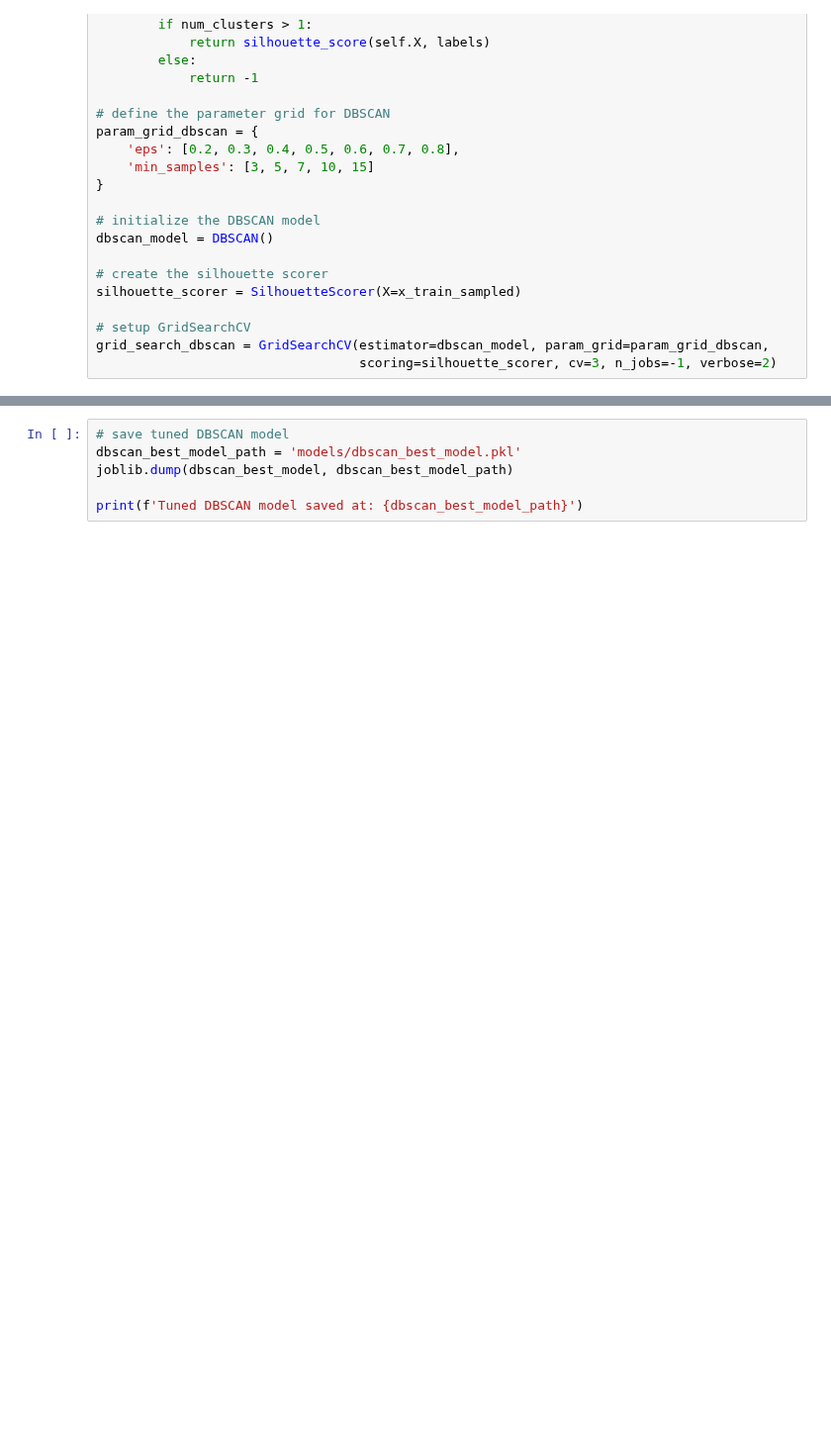
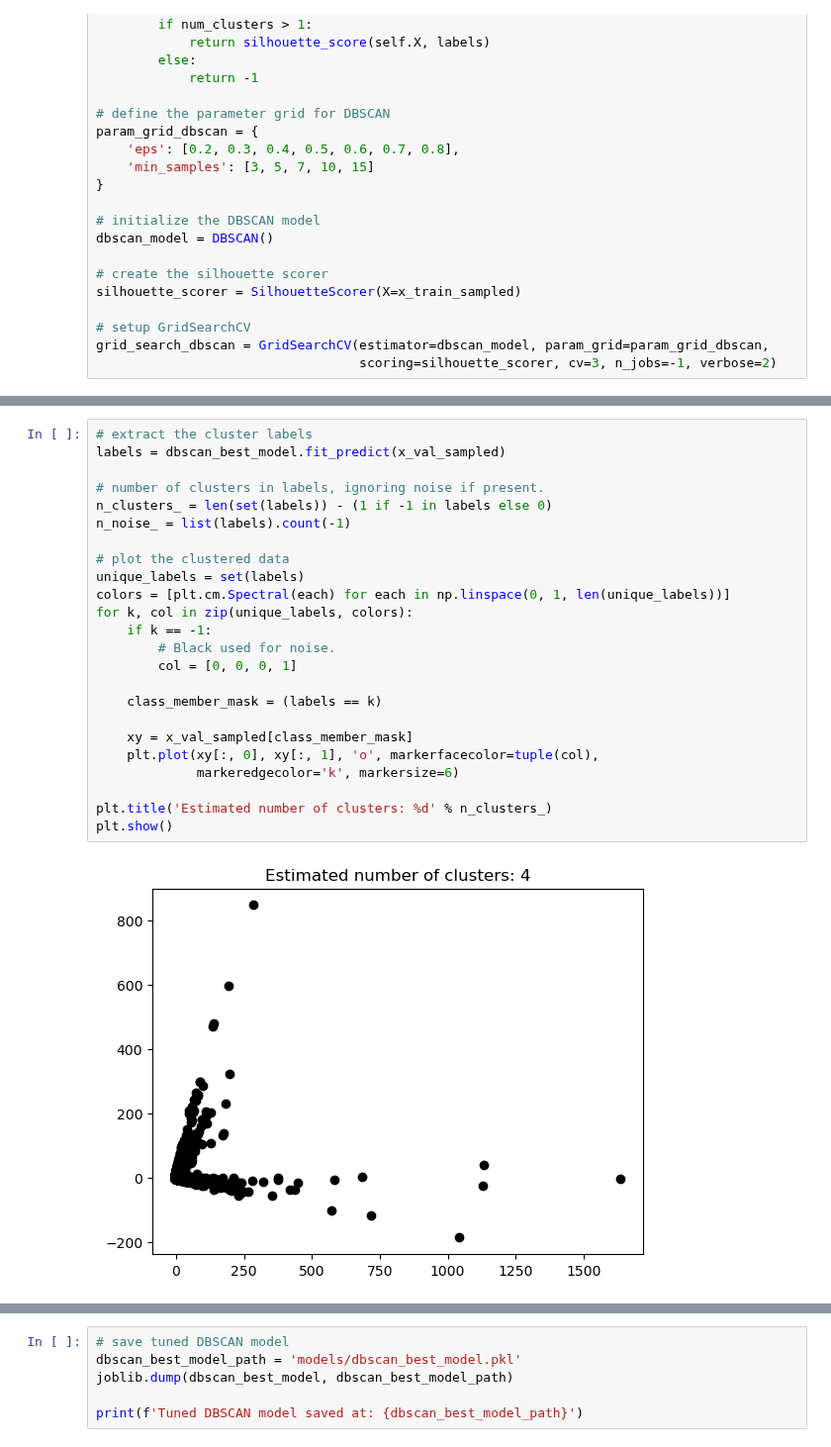
Before and after one commit to samantharivas/healthcare-market-saturation-fraud, a Jupyter notebook: Modeling.ipynb, the cells around one changed output, grey strips where cells are left out. Shown at 99% size. Drawn from its saved outputs; the diff is of its cells as text; blank space fills up the shorter version.

```diff
--- a/Modeling.ipynb
+++ b/Modeling.ipynb
@@ -898,0 +965,26 @@ weighted avg       0.77      0.72      0.64      5000
+# %%
+# extract the cluster labels
+labels = dbscan_best_model.fit_predict(x_val_sampled)
+
+# number of clusters in labels, ignoring noise if present.
+n_clusters_ = len(set(labels)) - (1 if -1 in labels else 0)
+n_noise_ = list(labels).count(-1)
+
+# plot the clustered data
+unique_labels = set(labels)
+colors = [plt.cm.Spectral(each) for each in np.linspace(0, 1, len(unique_labels))]
+for k, col in zip(unique_labels, colors):
+    if k == -1:
+        # Black used for noise.
+        col = [0, 0, 0, 1]
+
+    class_member_mask = (labels == k)
+
+    xy = x_val_sampled[class_member_mask]
+    plt.plot(xy[:, 0], xy[:, 1], 'o', markerfacecolor=tuple(col),
+             markeredgecolor='k', markersize=6)
+
+plt.title('Estimated number of clusters: %d' % n_clusters_)
+plt.show()
+# %% [output]
+[figure, added]
```
Also changed, not shown: parts of 23 cells of this notebook, 4 other files.
